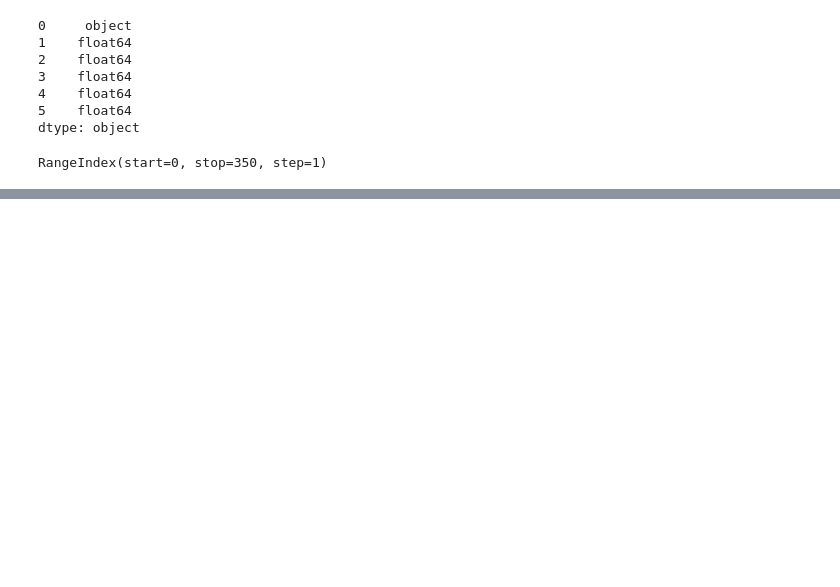
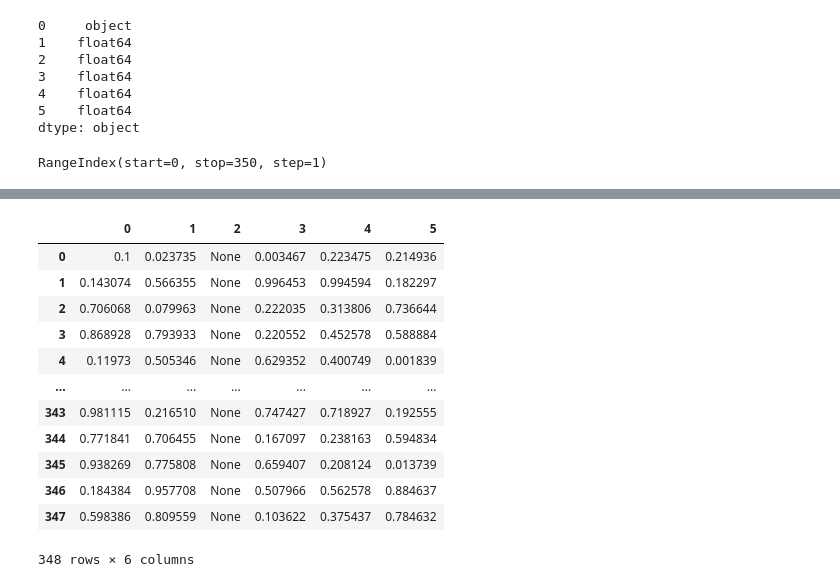
Before and after one commit to 15josh08/Pandas-tutorial, a Jupyter notebook: pandas.ipynb, the cells around one changed output, grey strips where cells are left out. Saved outputs shown, nothing was run; the diff lists cells and outputs as text; code cells hidden in the pictures; blank space fills up the shorter version.

```diff
--- a/pandas.ipynb
+++ b/pandas.ipynb
@@ -559,0 +586,2 @@ Ndf.reset_index(drop = True)    #dropped the unwanted index column which was cre
+# %%
+Ndf.loc[:, [2]] = None  #assigning "none" to every element of column 2.
@@ -559,0 +603,16 @@ Ndf.reset_index(drop = True)    #dropped the unwanted index column which was cre
+# %%
+Ndf #printed dataframe.
+# %% [output]
+|  | 0 | 1 | 2 | 3 | 4 | 5 |
+| 0 | 0.1 | 0.023735 | None | 0.003467 | 0.223475 | 0.214936 |
+| 1 | 0.143074 | 0.566355 | None | 0.996453 | 0.994594 | 0.182297 |
+| 2 | 0.706068 | 0.079963 | None | 0.222035 | 0.313806 | 0.736644 |
+| 3 | 0.868928 | 0.793933 | None | 0.220552 | 0.452578 | 0.588884 |
+| 4 | 0.11973 | 0.505346 | None | 0.629352 | 0.400749 | 0.001839 |
+| ... | ... | ... | ... | ... | ... | ... |
+| 343 | 0.981115 | 0.216510 | None | 0.747427 | 0.718927 | 0.192555 |
+| 344 | 0.771841 | 0.706455 | None | 0.167097 | 0.238163 | 0.594834 |
+| 345 | 0.938269 | 0.775808 | None | 0.659407 | 0.208124 | 0.013739 |
+| 346 | 0.184384 | 0.957708 | None | 0.507966 | 0.562578 | 0.884637 |
+| 347 | 0.598386 | 0.809559 | None | 0.103622 | 0.375437 | 0.784632 |
+348 rows × 6 columns
```
Also changed, not shown: parts of 48 cells of this notebook.
